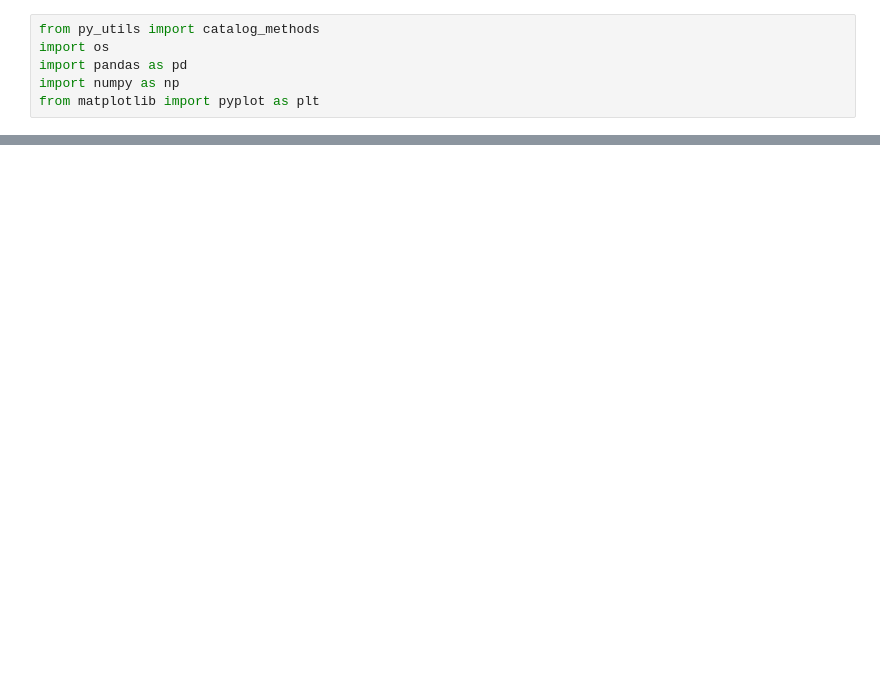
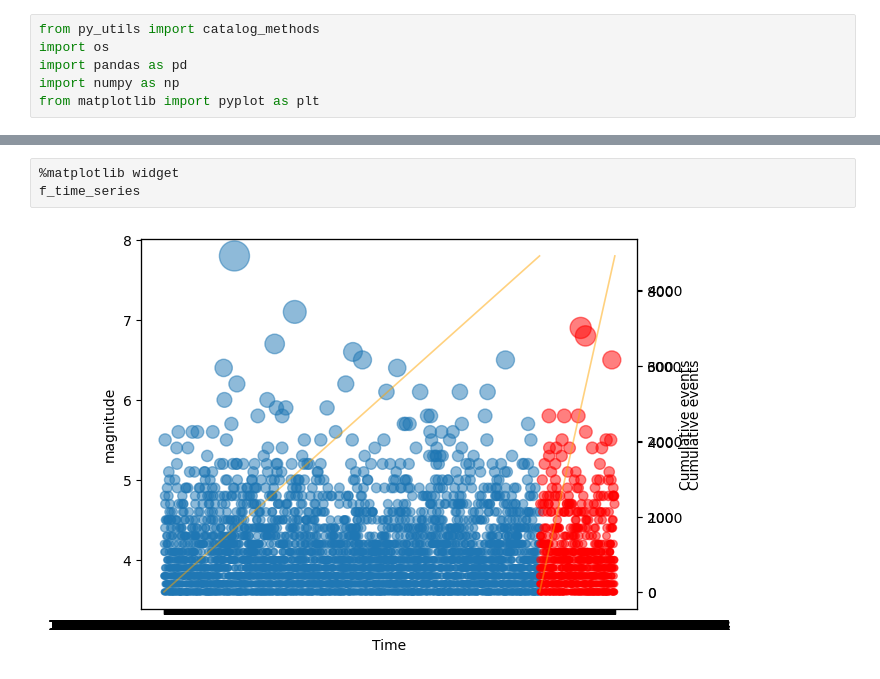
Before and after one commit to Ner-Ber/etas_edits, a Jupyter notebook: notebooks/present_file.ipynb, the cells around one changed output, grey strips where cells are left out. Saved outputs shown, nothing was run; the diff lists cells and outputs as text; blank space fills up the shorter version.

```diff
--- a/notebooks/present_file.ipynb
+++ b/notebooks/present_file.ipynb
@@ -23,0 +135,5 @@ catalog.catalog_tools.plot_time_series('mc_current', completeness=np.nan)
+# %%
+%matplotlib widget
+f_time_series
+# %% [output]
+[figure, added]
```
Also changed, not shown: parts of 15 cells of this notebook, 7 other files.
